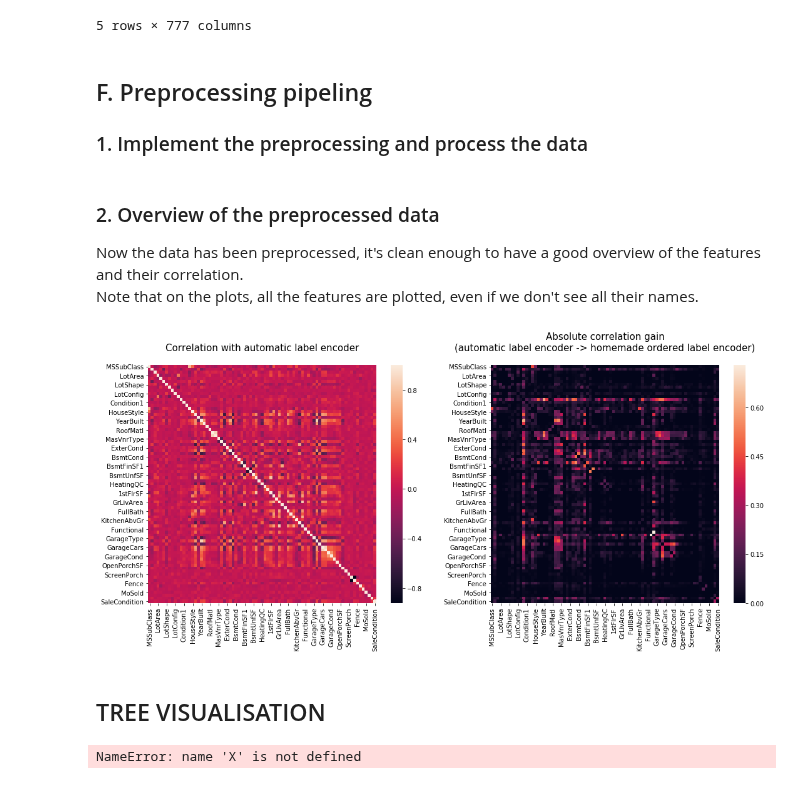
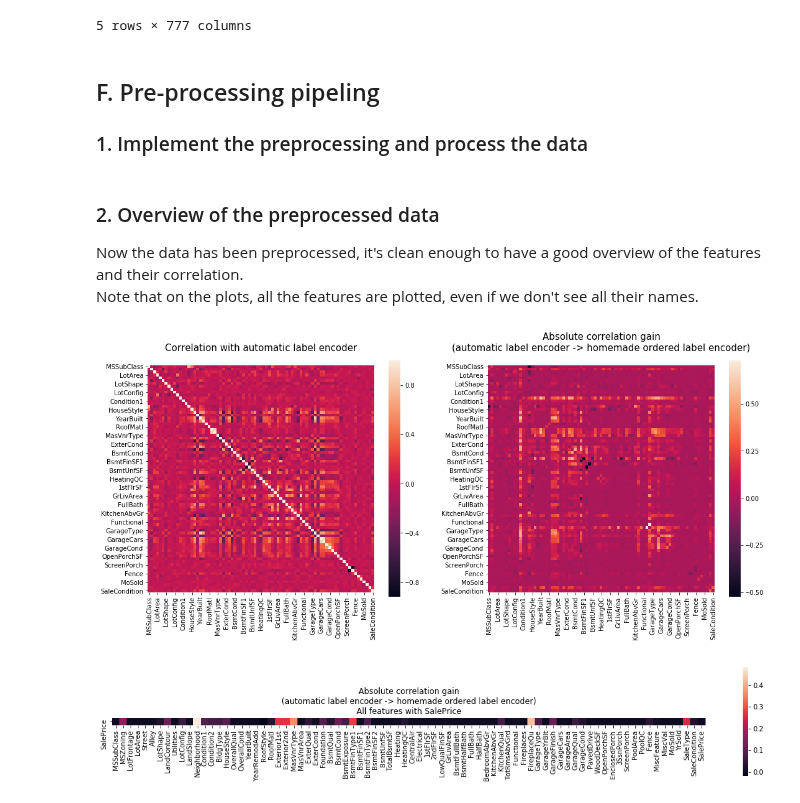
Before and after one commit to Gadiben/AML2018, a Jupyter notebook: Notebooks/challenges/Propre-DataStats.ipynb, the cells around one changed output. Drawn from its saved outputs; the diff is of its cells as text; code cells hidden in the pictures.

```diff
--- a/Notebooks/challenges/Propre-DataStats.ipynb
+++ b/Notebooks/challenges/Propre-DataStats.ipynb
@@ -853,9 +854,9 @@ def encodeCategoricalFeatures(Data, DataTest=[], encoding_technique='labelEncode
     elif encoding_technique == 'oneHotEncode': #one hot label encoding
         data_frames = oneHotEncoder(Data)
 
-    else: raise Exception('Choose a valid encoding technique')
+    else: raise Exception("Choose an encoding technique among 'labelEncode' 'persoLabelEncodeOrdered' 'oneHotEncode'")
 
-    pdAllData = pd.concat(data_frames,axis=1) #concapt pdAllData
+    pdAllData = pd.concat(data_frames,axis=1) #concat pdAllData
 
     return pdAllData, pdTestData
 # %%
@@ -899,7 +900,7 @@ pdAllData_oneHot.head()
 | 4 | 5 | 60 | 0 | 0 | 0 | 1 | 0 | ... |
 5 rows × 777 columns
 # %% [markdown]
-## F. Preprocessing pipeling
+## F. Pre-processing pipeling
 
 ### 1. Implement the preprocessing and process the data
 # %%
@@ -914,7 +915,6 @@ def preprocessing(pdAllData_Categ, pdTestData_Categ=[], scaling=True, encoding_t
 
     #Retriev X and Y by droping some columns
     X = pdAllData.drop(['Id','SalePrice'],axis=1)
-    Y = pdAllData.SalePrice
 
     kept_columnValues = list(X.columns.values) #names of the columns not dropped of X
 
@@ -922,15 +922,21 @@ def preprocessing(pdAllData_Categ, pdTestData_Categ=[], scaling=True, encoding_t
         X_test = pdTestData.drop(['Id'], axis=1) #Drop the ID of the test only with this encoding method
         allX = pd.concat([X,X_test], axis=0) #Ensure same scaling between test and training by grouping the data and apply one time the function
 
-        #Scaling to have better results
-        X_scaled_array = StandardScaler().fit_transform(allX)
-        X_scaled = pd.DataFrame(X_scaled_array, columns=kept_columnValues)
+        if scaling:
+            #Scaling to have better results
+            X_scaled_array = StandardScaler().fit_transform(allX)
+            X_scaled = pd.DataFrame(X_scaled_array, columns=kept_columnValues)
+        else: X_scaled = allX
 
         return X_scaled.iloc[range(1200)], X_scaled.iloc[range(1200,len(allX))] #return the train and test data
 
     else: #for other encoding techniques, no need to encode the test data
-        X_scaled_array = StandardScaler().fit_transform(X)
-        X_scaled = pd.DataFrame(X_scaled_array, columns=kept_columnValues)
+        if scaling:
+            #Scaling to have better results
+            X_scaled_array = StandardScaler().fit_transform(X)
+            X_scaled = pd.DataFrame(X_scaled_array, columns=kept_columnValues)
+        else: X_scaled = X
+
         return X_scaled, []
 # %%
 #Preprocess the data with different encoders
@@ -939,6 +945,12 @@ def preprocessing(pdAllData_Categ, pdTestData_Categ=[], scaling=True, encoding_t
 X_scaled_labelEncode, _ = preprocessing(pdAllData_Categ, pdTestData_Categ, encoding_technique='labelEncode')
 X_scaled_OneHotEncode, _ = preprocessing(pdAllData_Categ, pdTestData_Categ, encoding_technique='oneHotEncode')
 X_scaled_labelEncodeOrdered, X_scaled_test = preprocessing(pdAllData_Categ, pdTestData_Categ, encoding_technique='persoLabelEncodeOrdered')
+
+Y = pdAllData_Categ.SalePrice
+
+X_scaled_labelEncode_WPrice = pd.concat([X_scaled_labelEncode,Y],axis=1)
+X_scaled_OneHotEncode_WPrice = pd.concat([X_scaled_OneHotEncode,Y],axis=1)
+X_scaled_labelEncodeOrdered_WPrice = pd.concat([X_scaled_labelEncodeOrdered,Y],axis=1)
 # %% [markdown]
 ### 2. Overview of the preprocessed data
 
@@ -946,33 +958,29 @@ Now the data has been preprocessed, it's clean enough to have a good overview of
 <br>
 Note that on the plots, all the features are plotted, even if we don't see all their names.
 # %%
+#Plot1
+
 plt.figure(figsize=(18,7))
 
 plt.subplot(121)
-sns.heatmap(X_scaled_labelEncode.corr())
+sns.heatmap(X_scaled_labelEncode.corr(), square=True)
 plt.title('Correlation with automatic label encoder\n', fontsize=15)
 
 plt.subplot(122)
-sns.heatmap(np.abs(np.abs(X_scaled_labelEncodeOrdered.corr()) - np.abs(X_scaled_labelEncode.corr())))
+sns.heatmap(np.abs(X_scaled_labelEncodeOrdered.corr()) - np.abs(X_scaled_labelEncode.corr()), square=True)
 plt.title('Absolute correlation gain\n(automatic label encoder -> homemade ordered label encoder)\n', fontsize=15)
 
 plt.show()
+
+#Plot2
+
+plt.figure(figsize=(20,3))
+
+gain = pd.DataFrame(np.abs(X_scaled_labelEncodeOrdered_WPrice.corr()['SalePrice']) - np.abs(X_scaled_labelEncode_WPrice.corr()['SalePrice']),columns=['SalePrice'])
+sns.heatmap(gain.T, square=True)
+plt.title('Absolute correlation gain\n(automatic label encoder -> homemade ordered label encoder)\nAll features with SalePrice')
+
+plt.show()
 # %% [output]
-[figure, old version]
+[figure, new version]
+[figure, added]
-# %% [markdown]
-## TREE VISUALISATION
-# %%
-depth = 3
-min_samples_leaf = 13
-X_train, X_test, y_train, y_test = train_test_split( X, Y, test_size = test_size, random_state = 100)
-regressor = DecisionTreeRegressor(max_depth=depth,min_samples_leaf=min_samples_leaf)
-regressor.fit(X_train, y_train)
-y_hat_test = regressor.predict(X_test)
-training_estimation = regressor.predict(X_train)
-test_error = getLogRMSE(y_hat_test,y_test)
-training_error = getLogRMSE(training_estimation,y_train)
-print(test_error)
-export_graphviz(regressor, out_file='tree.dot', feature_names=columnNames[1:-1])
-!dot -Tpng tree.dot > tree.png # to convert the tree in a png image
-# %% [output]
-NameError: name 'X' is not defined
```
Also changed, not shown: parts of 17 cells of this notebook, 1 other file.
